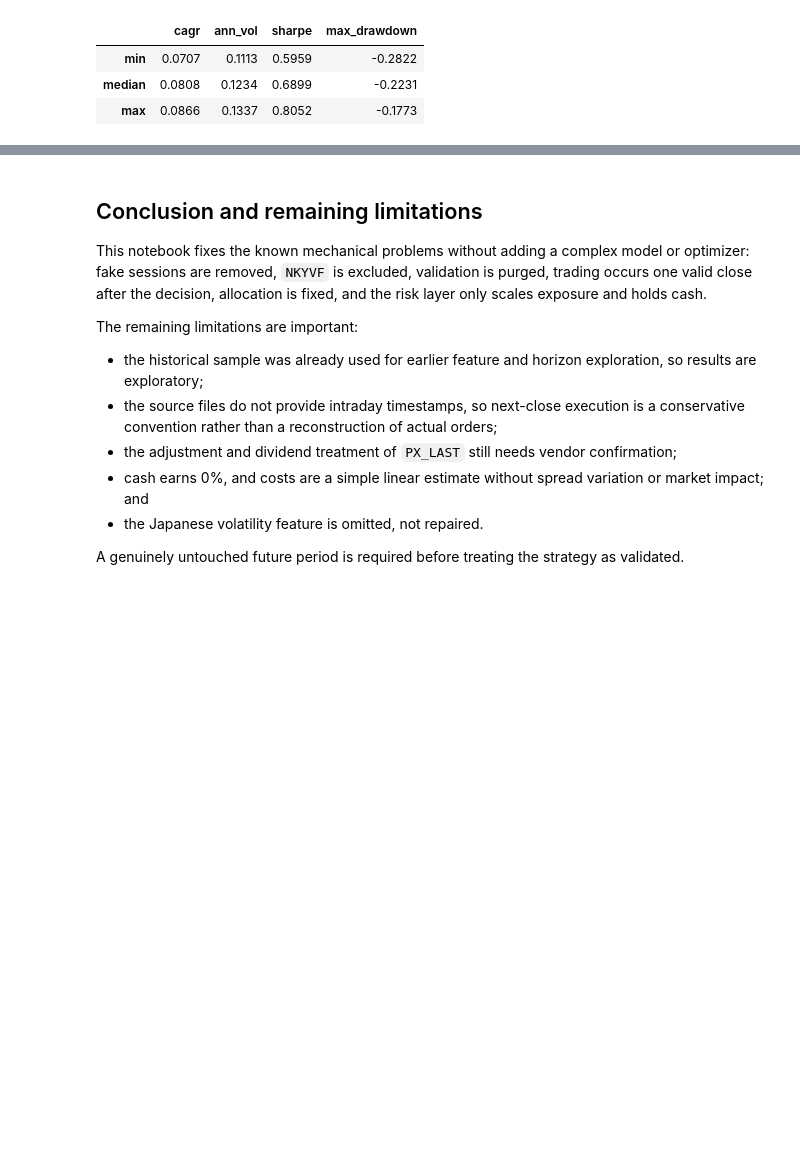
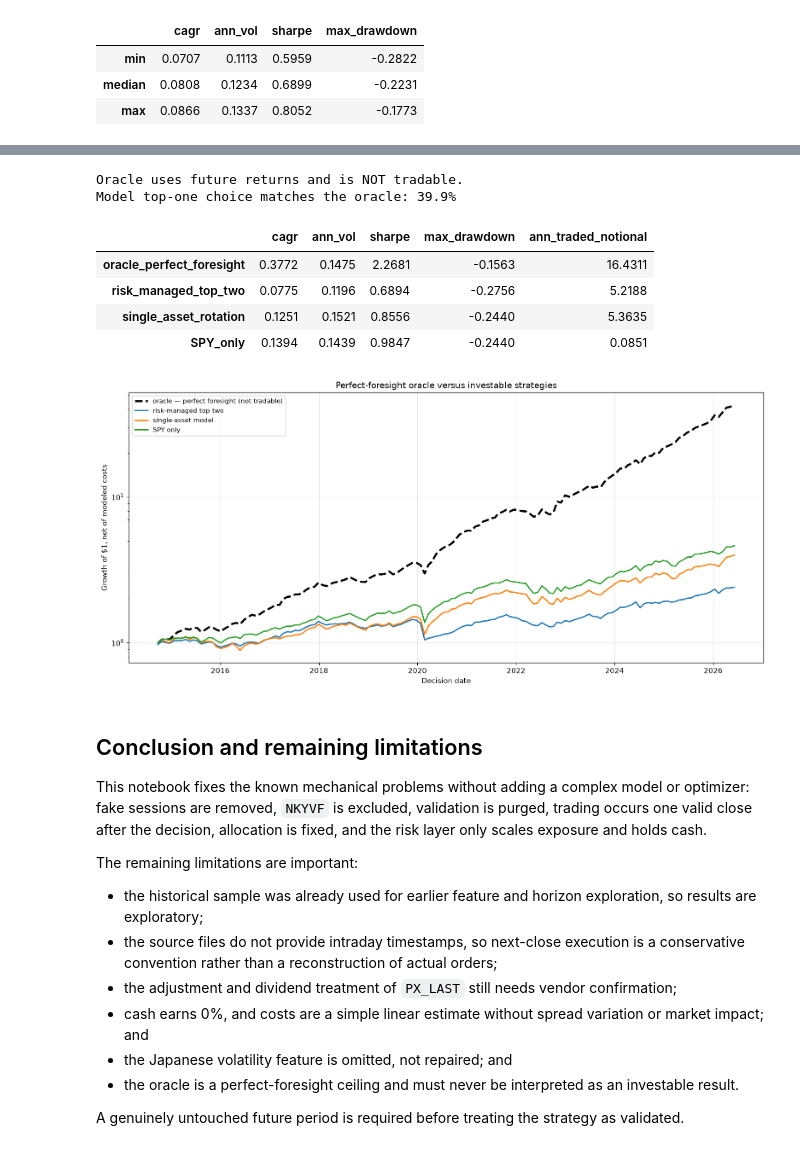
Before and after one commit to GerardWu100/geographic-equity-rotation, a Jupyter notebook: StrategyPipeline.ipynb, the cells around one changed output, grey strips where cells are left out. Saved outputs shown, nothing was run; the diff lists cells and outputs as text; code cells hidden in the pictures; blank space fills up the shorter version.

Commit message:
Add perfect foresight oracle comparison

```diff
--- a/StrategyPipeline.ipynb
+++ b/StrategyPipeline.ipynb
@@ -764,3 +768,75 @@ display(phase_summary.round(4))
+# %%
+oracle_choice = holding_returns.loc[decision_dates, ETFS].idxmax(axis=1)
+oracle_etf_weights = pd.DataFrame(0.0, index=decision_dates, columns=ETFS)
+for date in decision_dates:
+    oracle_etf_weights.loc[date, oracle_choice.loc[date]] = 1.0
+
+oracle_weights = add_cash_column(oracle_etf_weights)
+oracle_backtest = backtest_weights(oracle_weights, holding_returns)
+assert np.allclose(oracle_weights.sum(axis=1), 1.0)
+assert (oracle_weights[ETFS].gt(0.0).sum(axis=1) == 1).all()
+assert np.allclose(
+    oracle_backtest["gross"],
+    holding_returns.loc[decision_dates, ETFS].max(axis=1),
+)
+model_choice = predictions.loc[decision_dates, ETFS].idxmax(axis=1)
+model_oracle_hit_rate = float((model_choice == oracle_choice).mean())
+
+oracle_comparison = pd.DataFrame(
+    {
+        "oracle_perfect_foresight": performance_statistics(oracle_backtest),
+        "risk_managed_top_two": performance.loc["risk_managed_top_two"],
+        "single_asset_rotation": performance.loc["single_asset_rotation"],
+        "SPY_only": performance.loc["SPY_only"],
+    }
+).T
+
+print("Oracle uses future returns and is NOT tradable.")
+print(f"Model top-one choice matches the oracle: {model_oracle_hit_rate:.1%}")
+display(
+    oracle_comparison[
+        ["cagr", "ann_vol", "sharpe", "max_drawdown", "ann_traded_notional"]
+    ].round(4)
+)
+
+oracle_plot_returns = pd.DataFrame(
+    {
+        "oracle — perfect foresight (not tradable)": oracle_backtest["net"],
+        "risk-managed top two": strategy_backtests["risk_managed_top_two"]["net"],
+        "single-asset model": strategy_backtests["single_asset_rotation"]["net"],
+        "SPY only": strategy_backtests["SPY_only"]["net"],
+    }
+)
+oracle_growth = (1.0 + oracle_plot_returns).cumprod()
+
+fig, ax = plt.subplots(figsize=(13, 6), constrained_layout=True)
+for strategy in oracle_growth.columns:
+    is_oracle = strategy.startswith("oracle")
+    ax.plot(
+        oracle_growth.index,
+        oracle_growth[strategy],
+        label=strategy,
+        color="black" if is_oracle else None,
+        linestyle="--" if is_oracle else "-",
+        linewidth=2.8 if is_oracle else 1.8,
+    )
+
+ax.set_title("Perfect-foresight oracle versus investable strategies")
+ax.set_xlabel("Decision date")
+ax.set_ylabel("Growth of $1, net of modeled costs")
+ax.set_yscale("log")
+ax.grid(True, alpha=0.3)
+ax.legend(fontsize=9)
+plt.show()
+# %% [output]
+Oracle uses future returns and is NOT tradable.
+Model top-one choice matches the oracle: 39.9%
+|  | cagr | ann_vol | sharpe | max_drawdown | ann_traded_notional |
+| oracle_perfect_foresight | 0.3772 | 0.1475 | 2.2681 | -0.1563 | 16.4311 |
+| risk_managed_top_two | 0.0775 | 0.1196 | 0.6894 | -0.2756 | 5.2188 |
+| single_asset_rotation | 0.1251 | 0.1521 | 0.8556 | -0.2440 | 5.3635 |
+| SPY_only | 0.1394 | 0.1439 | 0.9847 | -0.2440 | 0.0851 |
+[figure, added]
 # %% [markdown]
 ## Conclusion and remaining limitations
 
@@ -772,6 +848,7 @@ The remaining limitations are important:
 - the source files do not provide intraday timestamps, so next-close execution is a conservative convention rather than a reconstruction of actual orders;
 - the adjustment and dividend treatment of `PX_LAST` still needs vendor confirmation;
 - cash earns 0%, and costs are a simple linear estimate without spread variation or market impact; and
-- the Japanese volatility feature is omitted, not repaired.
+- the Japanese volatility feature is omitted, not repaired; and
+- the oracle is a perfect-foresight ceiling and must never be interpreted as an investable result.
 
 A genuinely untouched future period is required before treating the strategy as validated.
```
Also changed, not shown: parts of 1 cell of this notebook.
